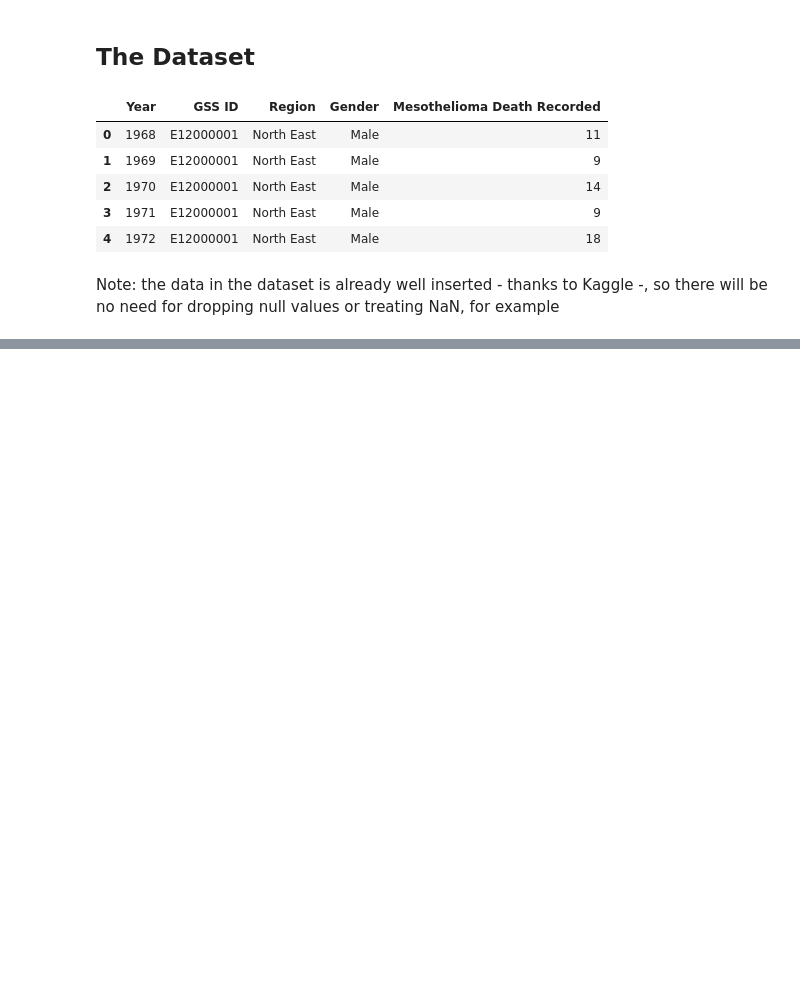
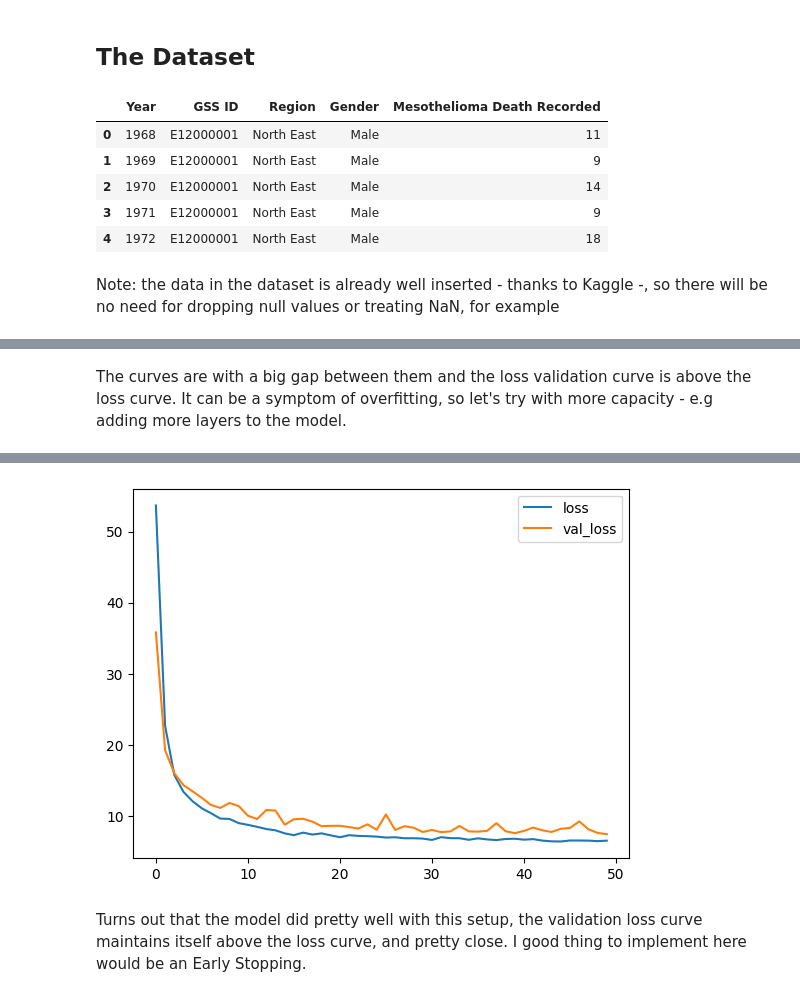
Before and after one commit to uricampos/mesothelioma-deaths-england, a Jupyter notebook: mesothelioma-deaths-england.ipynb, the cells around one changed output, grey strips where cells are left out. Cells and saved outputs as stored; diff of their text form; code cells hidden in the pictures; blank space fills up the shorter version.

```diff
--- a/mesothelioma-deaths-england.ipynb
+++ b/mesothelioma-deaths-england.ipynb
@@ -53,0 +93,25 @@ print(input_shape)
+# %% [markdown]
+The curves are with a big gap between them and the loss validation curve is above the loss curve. It can be a symptom of overfitting, so let's try with more capacity - e.g adding more layers to the model.
+# %%
+model = keras.Sequential([
+    layers.Dense(128, activation='relu', input_shape=input_shape),
+    layers.Dense(64, activation='relu'),
+    layers.Dense(1)
+])
+
+model.compile(
+    optimizer='adam',
+    loss='mae'
+)
+
+history = model.fit(
+    X_train, y_train,
+    validation_data=(X_valid, y_valid),
+    batch_size=2,
+    epochs=50
+)
+
+history_df = pd.DataFrame(history.history)
+history_df.loc[:, ['loss', 'val_loss']].plot()
+print('Minimum Validtaion Loss: {:0.4f}'.format(history_df['val_loss'].min()))
+# %% [output]
@@ -53,0 +135,3 @@ print(input_shape)
+[figure, added]
+# %% [markdown]
+Turns out that the model did pretty well with this setup, the validation loss curve maintains itself above the loss curve, and pretty close. I good thing to implement here would be an Early Stopping.
```
Also changed, not shown: parts of 5 cells of this notebook.
